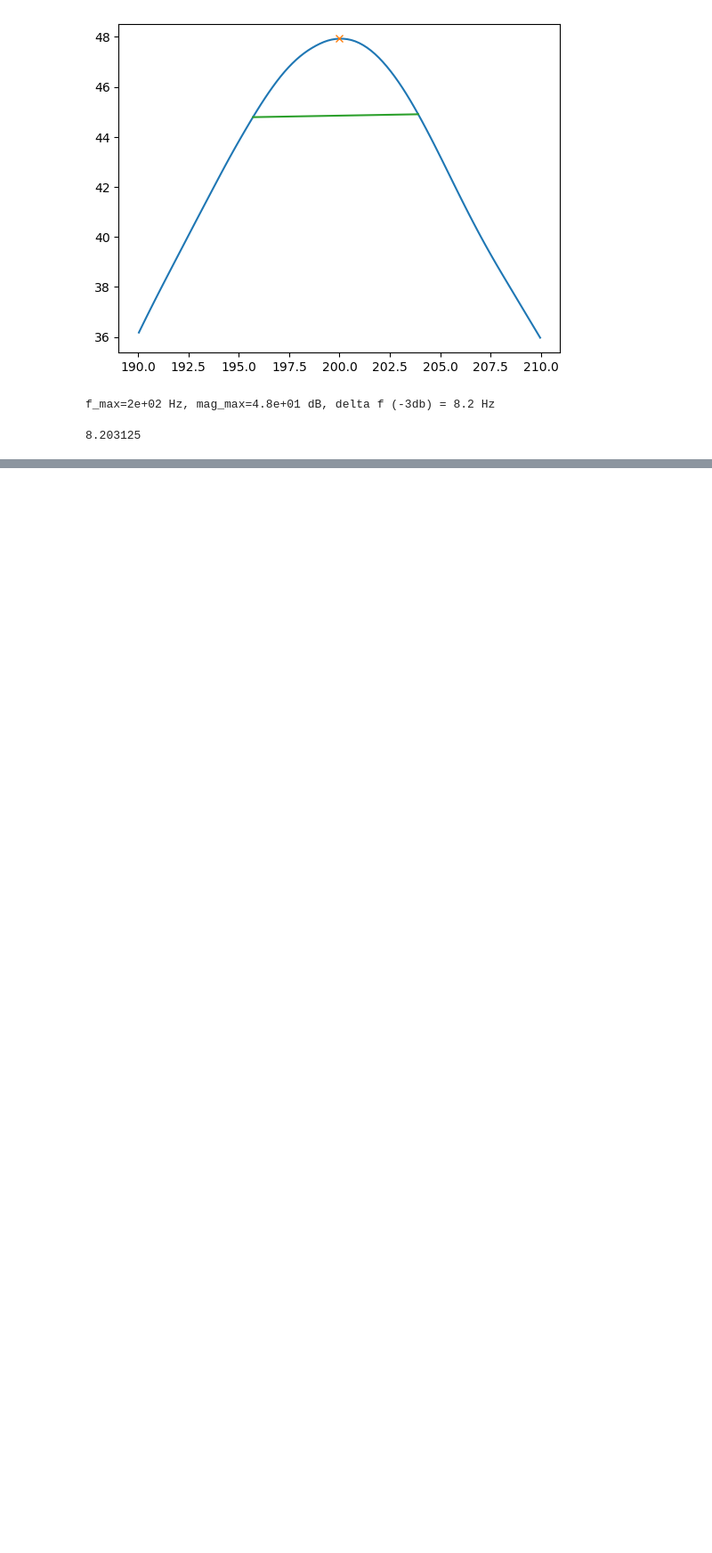
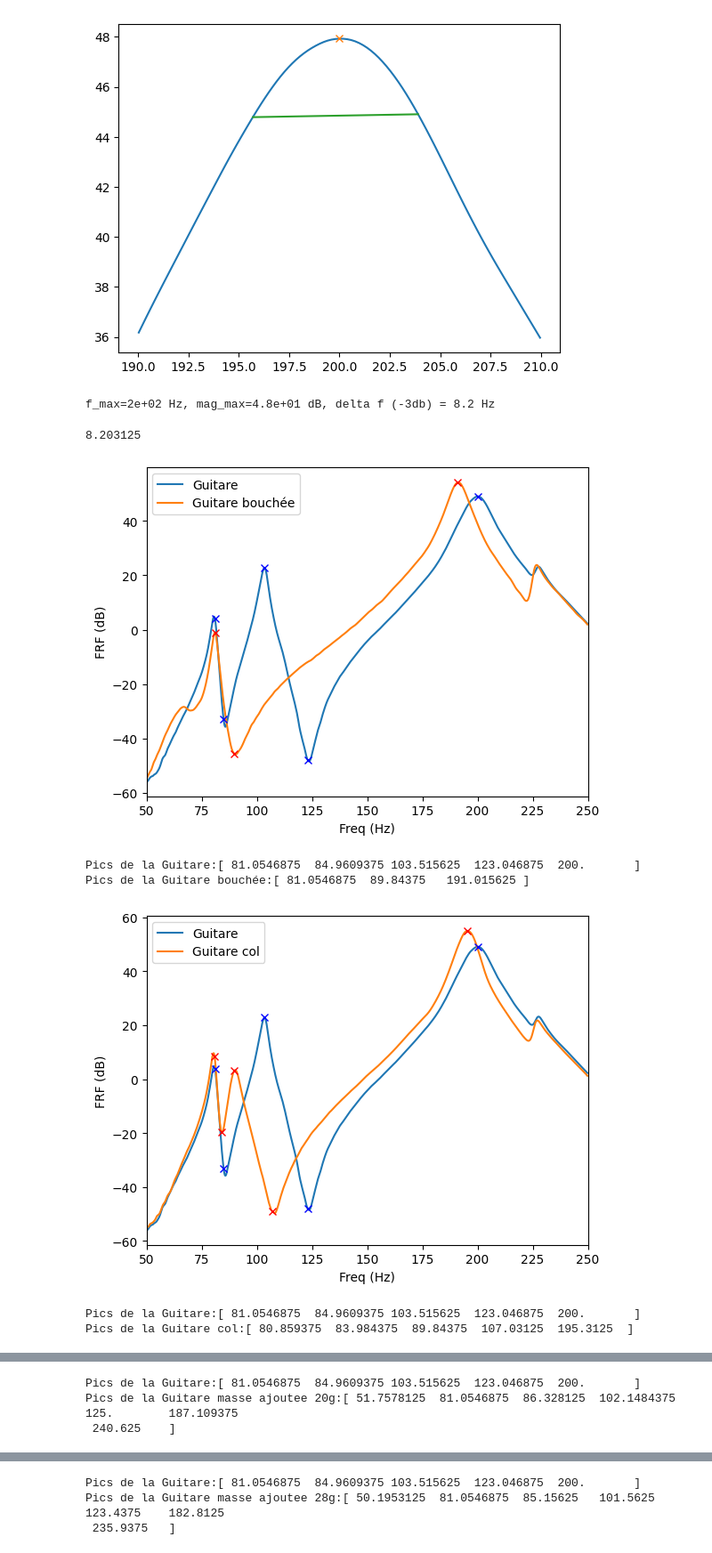
Before and after one commit to estevep/TP-Acoustique-ATIAM, a Jupyter notebook: cordes/tp.ipynb, the cells around one changed output, grey strips where cells are left out. Shown at 89% size. Saved outputs shown, nothing was run; the diff lists cells and outputs as text; code cells hidden in the pictures; blank space fills up the shorter version.

Commit message:
Cordes figures

```diff
--- a/cordes/tp.ipynb
+++ b/cordes/tp.ipynb
@@ -104,3 +104,60 @@ get_delta_f(200, 10, True)
 [figure]
 f_max=2e+02 Hz, mag_max=4.8e+01 dB, delta f (-3db) = 8.2 Hz
 8.203125
+# %%
+def trouver_pics(freq, mag, phase,color="blue",plot=False):
+    i_pisur2 = np.where(np.diff(np.sign(phase + np.pi/2)))[0]
+    if plot:
+        #plt.plot(freq, mag)
+        plt.plot(freq[i_pisur2], mag[i_pisur2], 'x',color=color)
+    return i_pisur2
+# %%
+def file2text(file):
+    filesplit = file.split("_")[:-1]
+    return ' '.join(filesplit).capitalize()
+# %%
+def compare(file1,file2):
+    data1 = load_mat(file1)
+    data2 = load_mat(file2)
+
+    freqmin = 50
+    freqmax = 250
+
+    domaine = np.logical_and(data["freq"] < freqmax ,data["freq"] > freqmin )
+
+    freq1 = data1["freq"][domaine]
+    mag1 = 20*np.log(np.abs(data1["FRF"]))[domaine]
+    phase1 = np.angle(data1["FRF"])[domaine]
+
+    freq2 = data2 ["freq"][domaine]
+    mag2 = 20*np.log(np.abs(data2["FRF"]))[domaine]
+    phase2 = np.angle(data2["FRF"])[domaine]
+
+    plt.figure()
+    plt.xlim([freqmin,freqmax])
+
+    plt.plot(freq1,mag1,label = file2text(file1))
+    plt.plot(freq2,mag2,label = file2text(file2))
+
+    pics1 = trouver_pics(freq1,mag1,phase1,color="blue",plot=True)
+    pics2 = trouver_pics(freq2,mag2,phase2,color="red",plot=True)
+
+    plt.xlabel("Freq (Hz)")
+    plt.ylabel("FRF (dB)")
+    plt.legend()
+    plt.show()
+
+    print(f"Pics de la {file2text(file1)}:{freq1[pics1]}\nPics de la {file2text(file2)}:{freq2[pics2]}")
+    return freq1[pics1],freq2[pics2]
+
+compare("Guitare_2.mat","Guitare_bouchée_2.mat")
+compare("Guitare_2.mat","Guitare_col_2.mat")
+compare("Guitare_2.mat","Guitare_masse_ajoutee_20g_2.mat")
+compare("Guitare_2.mat","Guitare_masse_ajoutee_28g_3.mat")
+# %% [output]
+[figure, added]
+Pics de la Guitare:[ 81.0546875  84.9609375 103.515625  123.046875  200.       ]
+Pics de la Guitare bouchée:[ 81.0546875  89.84375   191.015625 ]
+[figure, added]
+Pics de la Guitare:[ 81.0546875  84.9609375 103.515625  123.046875  200.       ]
+Pics de la Guitare col:[ 80.859375  83.984375  89.84375  107.03125  195.3125  ]
@@ -106,0 +165,3 @@ f_max=2e+02 Hz, mag_max=4.8e+01 dB, delta f (-3db) = 8.2 Hz
+Pics de la Guitare:[ 81.0546875  84.9609375 103.515625  123.046875  200.       ]
+Pics de la Guitare masse ajoutee 20g:[ 51.7578125  81.0546875  86.328125  102.1484375 125.        187.109375
+ 240.625    ]
@@ -106,0 +169,3 @@ f_max=2e+02 Hz, mag_max=4.8e+01 dB, delta f (-3db) = 8.2 Hz
+Pics de la Guitare:[ 81.0546875  84.9609375 103.515625  123.046875  200.       ]
+Pics de la Guitare masse ajoutee 28g:[ 50.1953125  81.0546875  85.15625   101.5625    123.4375    182.8125
+ 235.9375   ]
```
Also changed, not shown: parts of 2 cells of this notebook, 13 other files.
